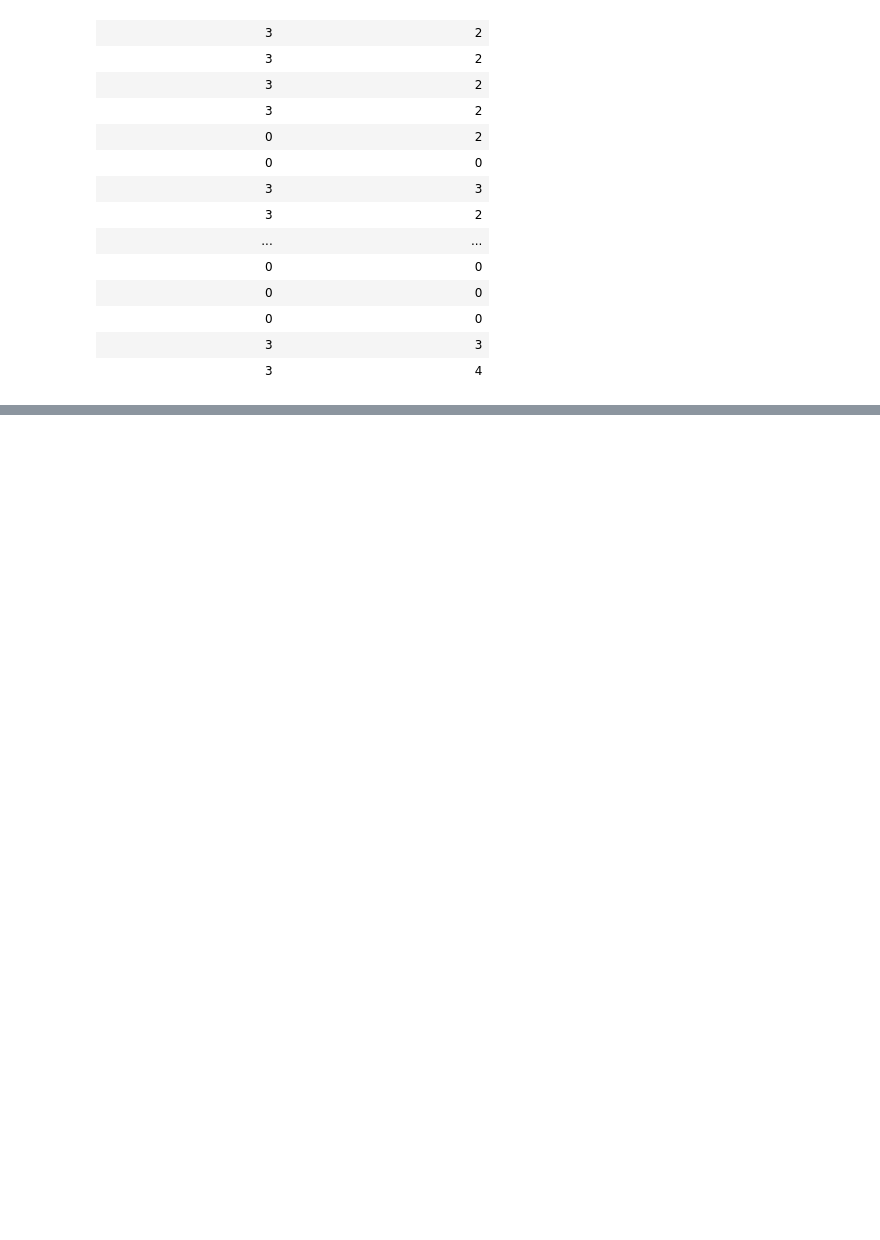
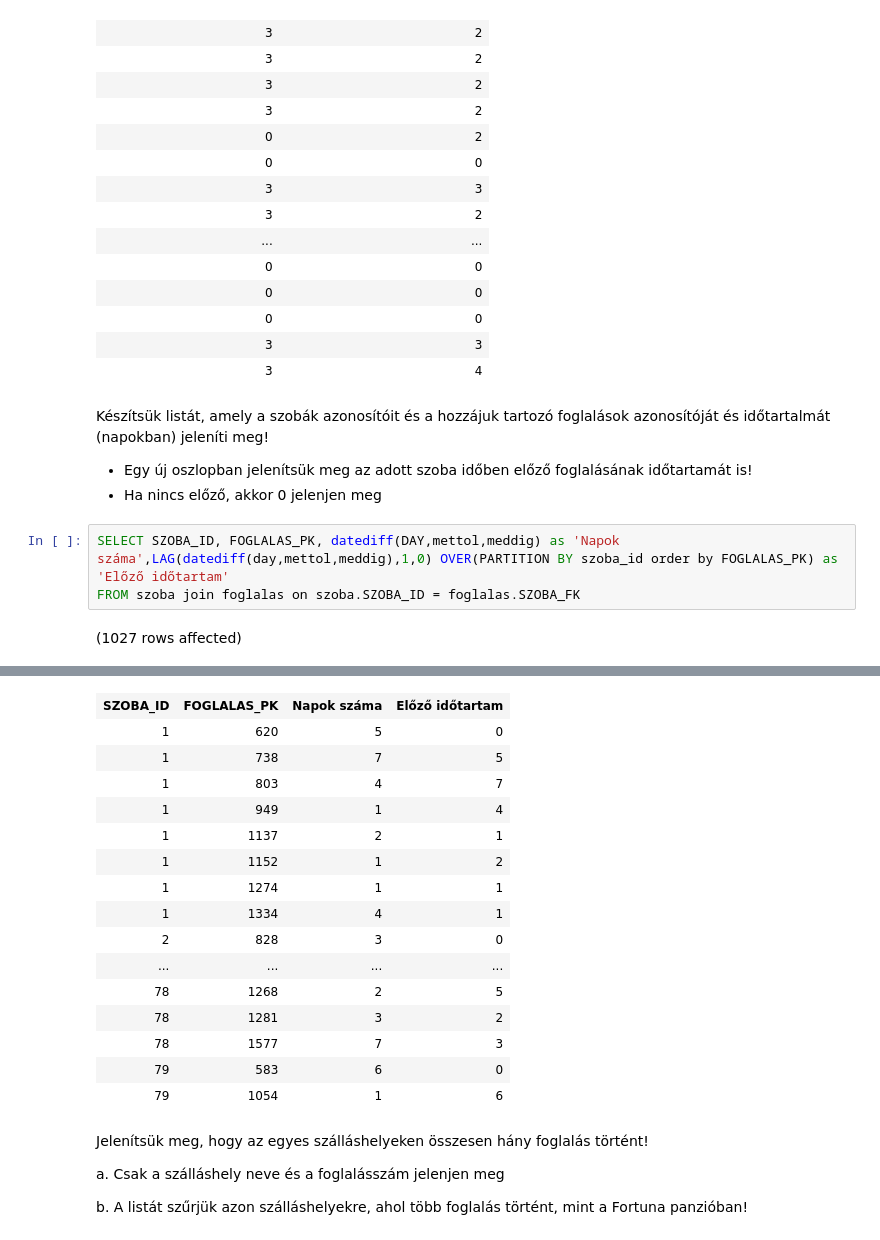
Before and after one commit to rolandonagy/adatbazis, a Jupyter notebook: zh2.ipynb, the cells around one changed output, grey strips where cells are left out. Saved outputs shown, nothing was run; the diff lists cells and outputs as text; blank space fills up the shorter version.

```diff
--- a/zh2.ipynb
+++ b/zh2.ipynb
@@ -26,3 +26,13 @@ Total execution time: 00:00:00.005
 | 0 | 0 |
 | 3 | 3 |
 | 3 | 4 |
+# %% [markdown]
+Készítsük listát, amely a szobák azonosítóit és a hozzájuk tartozó foglalások azonosítóját és időtartalmát (napokban) jeleníti meg!
+
+- Egy új oszlopban jelenítsük meg az adott szoba időben előző foglalásának időtartamát is!
+- Ha nincs előző, akkor 0 jelenjen meg
+# %%
+SELECT SZOBA_ID, FOGLALAS_PK, datediff(DAY,mettol,meddig) as 'Napok száma',LAG(datediff(day,mettol,meddig),1,0) OVER(PARTITION BY szoba_id order by FOGLALAS_PK) as 'Előző időtartam'
+FROM szoba join foglalas on szoba.SZOBA_ID = foglalas.SZOBA_FK
+# %% [output]
+(1027 rows affected)
@@ -28,0 +40,22 @@ Total execution time: 00:00:00.005
+| SZOBA_ID | FOGLALAS_PK | Napok száma | Előző időtartam |
+| 1 | 620 | 5 | 0 |
+| 1 | 738 | 7 | 5 |
+| 1 | 803 | 4 | 7 |
+| 1 | 949 | 1 | 4 |
+| 1 | 1137 | 2 | 1 |
+| 1 | 1152 | 1 | 2 |
+| 1 | 1274 | 1 | 1 |
+| 1 | 1334 | 4 | 1 |
+| 2 | 828 | 3 | 0 |
+| ... | ... | ... | ... |
+| 78 | 1268 | 2 | 5 |
+| 78 | 1281 | 3 | 2 |
+| 78 | 1577 | 7 | 3 |
+| 79 | 583 | 6 | 0 |
+| 79 | 1054 | 1 | 6 |
+# %% [markdown]
+Jelenítsük meg, hogy az egyes szálláshelyeken összesen hány foglalás történt!
+
+a. Csak a szálláshely neve és a foglalásszám jelenjen meg
+
+b. A listát szűrjük azon szálláshelyekre, ahol több foglalás történt, mint a Fortuna panzióban!
```
Also changed, not shown: parts of 2 cells of this notebook.
